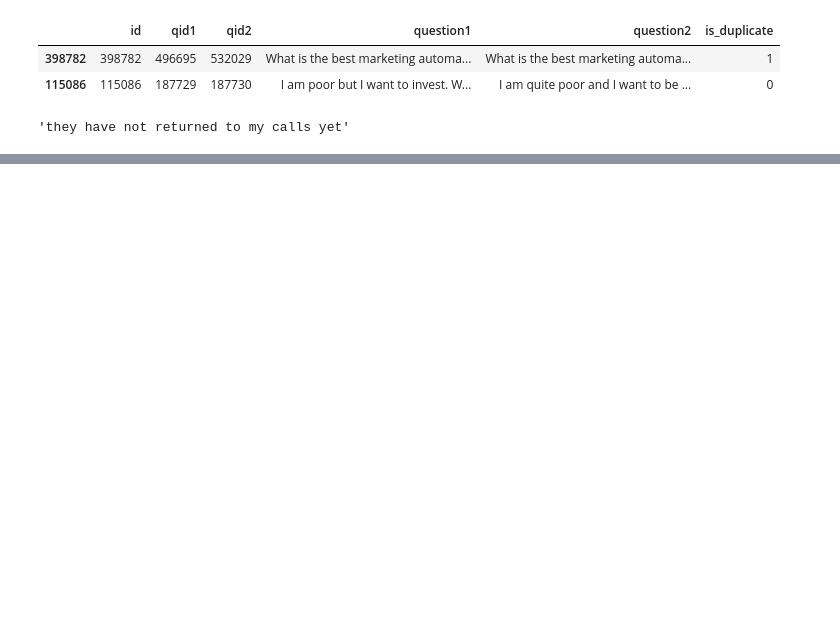
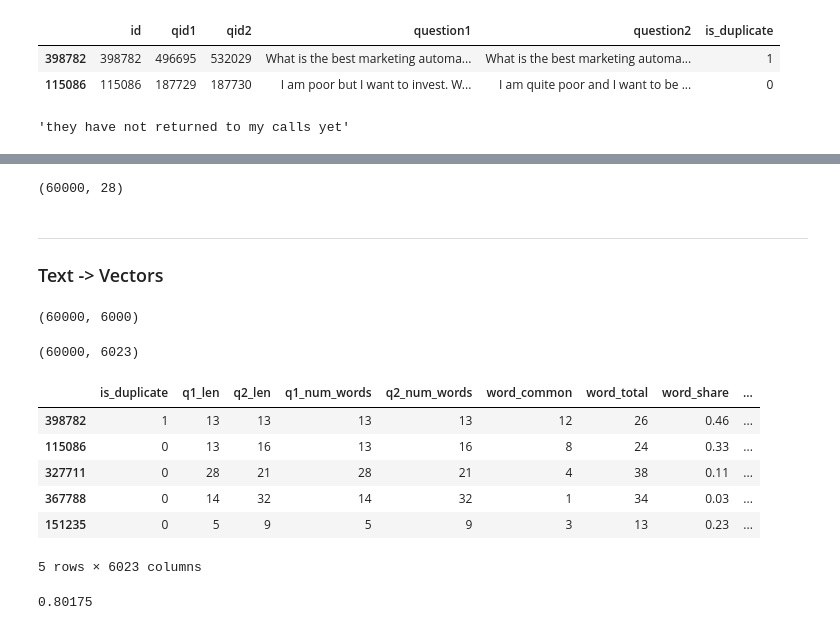
Before and after one commit to scharanruka/ml-study, a Jupyter notebook: natural-language-processing/08-duplicate-ques-pairs-preprocessing.ipynb, the cells around one changed output, grey strips where cells are left out. Drawn from its saved outputs; the diff is of its cells as text; code cells hidden in the pictures; blank space fills up the shorter version.

```diff
--- a/natural-language-processing/08-duplicate-ques-pairs-preprocessing.ipynb
+++ b/natural-language-processing/08-duplicate-ques-pairs-preprocessing.ipynb
@@ -195,0 +396,48 @@ new_df["question2"] = new_df["question2"].apply(preprocess)
+# %%
+fuzzy_features = new_df.apply(fetch_fuzzy_features, axis=1)
+
+# Creating new feature columns for fuzzy features
+new_df["fuzz_ratio"] = list(map(lambda x: x[0], fuzzy_features))
+new_df["fuzz_partial_ratio"] = list(map(lambda x: x[1], fuzzy_features))
+new_df["token_sort_ratio"] = list(map(lambda x: x[2], fuzzy_features))
+new_df["token_set_ratio"] = list(map(lambda x: x[3], fuzzy_features))
+# %%
+print(new_df.shape)
+new_df.head()
+# Saving the features + 60k questions
+new_df.to_csv("quora_60k_features.csv", index=False)
+# %% [output]
+(60000, 28)
+# %% [markdown]
+---
+### Text -> Vectors
+# %%
+ques_df = new_df[["question1", "question2"]]
+final_df = new_df.drop(columns=["id", "qid1", "qid2", "question1", "question2"])
+# %%
+from sklearn.feature_extraction.text import CountVectorizer
+
+questions = list(ques_df["question1"]) + list(ques_df["question2"])
+
+cv = CountVectorizer(max_features=3000)
+q1_arr, q2_arr = np.vsplit(cv.fit_transform(questions).toarray(), 2)
+# %%
+temp_df1 = pd.DataFrame(q1_arr, index=ques_df.index)
+temp_df2 = pd.DataFrame(q2_arr, index=ques_df.index)
+temp_df = pd.concat([temp_df1, temp_df2], axis=1)
+temp_df.shape
+# %% [output]
+(60000, 6000)
+# %%
+final_df = pd.concat([final_df, temp_df], axis=1)
+print(final_df.shape)
+final_df.head()
+# %% [output]
+(60000, 6023)
+|  | is_duplicate | q1_len | q2_len | q1_num_words | q2_num_words | word_common | word_total | word_share | ... |
+| 398782 | 1 | 13 | 13 | 13 | 13 | 12 | 26 | 0.46 | ... |
+| 115086 | 0 | 13 | 16 | 13 | 16 | 8 | 24 | 0.33 | ... |
+| 327711 | 0 | 28 | 21 | 28 | 21 | 4 | 38 | 0.11 | ... |
+| 367788 | 0 | 14 | 32 | 14 | 32 | 1 | 34 | 0.03 | ... |
+| 151235 | 0 | 5 | 9 | 5 | 9 | 3 | 13 | 0.23 | ... |
+5 rows × 6023 columns
@@ -195,0 +453,10 @@ new_df["question2"] = new_df["question2"].apply(preprocess)
+# %%
+from sklearn.ensemble import RandomForestClassifier
+from sklearn.metrics import accuracy_score
+
+rf = RandomForestClassifier()
+rf.fit(X_train, y_train)
+y_pred = rf.predict(X_test)
+accuracy_score(y_test, y_pred)
+# %% [output]
+0.80175
```
Also changed, not shown: parts of 17 cells of this notebook, 6 other files.
